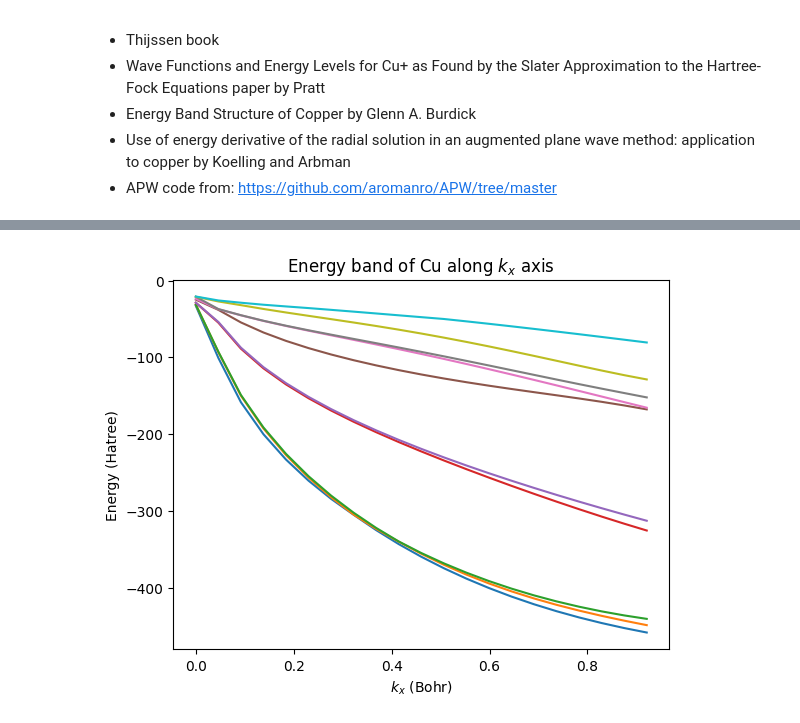
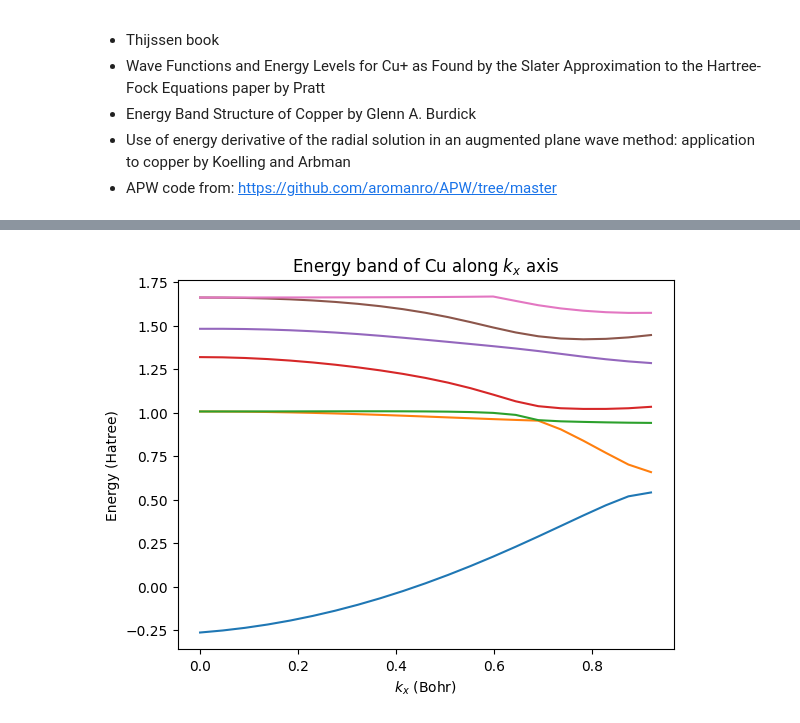
Before and after one commit to Williame33445/physics-projects, a Jupyter notebook: periodic-solids/Cu-via-LAPW.ipynb, the cells around one changed output, grey strips where cells are left out. Cells and saved outputs as stored; diff of their text form; code cells hidden in the pictures.

```diff
--- a/periodic-solids/Cu-via-LAPW.ipynb
+++ b/periodic-solids/Cu-via-LAPW.ipynb
@@ -35,7 +36,7 @@ b2 = 2*np.pi*np.array([1,-1,1])/a
 b3 = 2*np.pi*np.array([1,1,-1])/a
 Ks =[l*b1 + m*b2 + n*b3 for l in range(-nLim,nLim+1) for m in range(-nLim,nLim+1) for n in range(-nLim,nLim+1)]
 # %%
-rs = np.linspace(0,2.2,num=10**6)
+rs = np.linspace(0,1,num=10**4)
 h = rs[1] - rs[0]
 h2 = h**2
 h12 = h2/12
@@ -46,13 +47,14 @@ def V(r):
     term2 = -0.15595606773483*r - (3.1350051440417E-3)*r**2 + (5.1895222293006E-2)*r**3 - (2.8027608685637E-2)*r**4
     return -(term1 + term2)/r
 
-Ev = 0.2
+Es = [0.1,0.1,0.1,0.125,0.15,0.2,0.25,0.3,0.35,0.4]
+
 #explain where these come from, are these required to get good results
 
 def f(r,l):
     if r == 0:
         return 0
-    return l*(l+1)/r**2 + (2*V(r) - Ev) #Rydberg units
+    return l*(l+1)/r**2 + 2*(V(r) - Es[l]) #Rydberg units
 
 F = np.empty([l_max,len(rs)])
 for l in range(l_max):
@@ -70,8 +72,11 @@ N = np.empty(l_max)
 # %%
 def getAllUs(l):
     us = np.empty(len(rs))
-    us[0] = 0
-    us[1] = (1-29*rs[1]/(l+1))*rs[1]**(l+1)
+    if l == 0:
+        us[0] = 2*29*h2/12
+    else:
+        us[0] = 0
+    us[1] = rs[1]**(l+1)
 
     fn = F[l,1]
     w0 = 0
@@ -89,8 +94,11 @@ def getAllUs(l):
 # %%
 def getuDots(l,par,usR):
     us = np.empty(len(rs))
-    us[0] = 0
-    us[1] = (1-29*rs[1]/(l+1))*rs[1]**(l+1)
+    if l == 0:
+        us[0] = 2*29*h2/12
+    else:
+        us[0] = 0
+    us[1] = rs[1]**(l+1)
 
     fn = F[l,1]
     ws0 = 0
@@ -126,7 +134,7 @@ for l in range(l_max):
     dudr  = (us[-1]-us[-2])/h + 0.125*h*(3*v1+v0)
     RDashMax[l] = dudr/r_max - us[-1]/(r_max**2)
 
-    par = -us
+    par = -2*us
     uDots = getuDots(l,par,us)
     RDotMax[l] = uDots[-1]/r_max
     w1 = F[l,-1]*uDots[-1] + par[-1]
@@ -221,12 +248,12 @@ KeyboardInterrupt:
 # %%
 #Graphs
 kx = list(map(lambda k: k[0],ks2))
 
-for i in range(10):
+for i in range(1,8):
     plt.plot(kx,Es2[:,i])
 plt.title(r"Energy band of Cu along $k_x$ axis")
 plt.xlabel(r"$k_x$ (Bohr)")
 plt.ylabel("Energy (Hatree)")
 plt.show()
 # %% [output]
-[figure, old version]
+[figure, new version]
```
Also changed, not shown: parts of 6 cells of this notebook, 2 other files.
